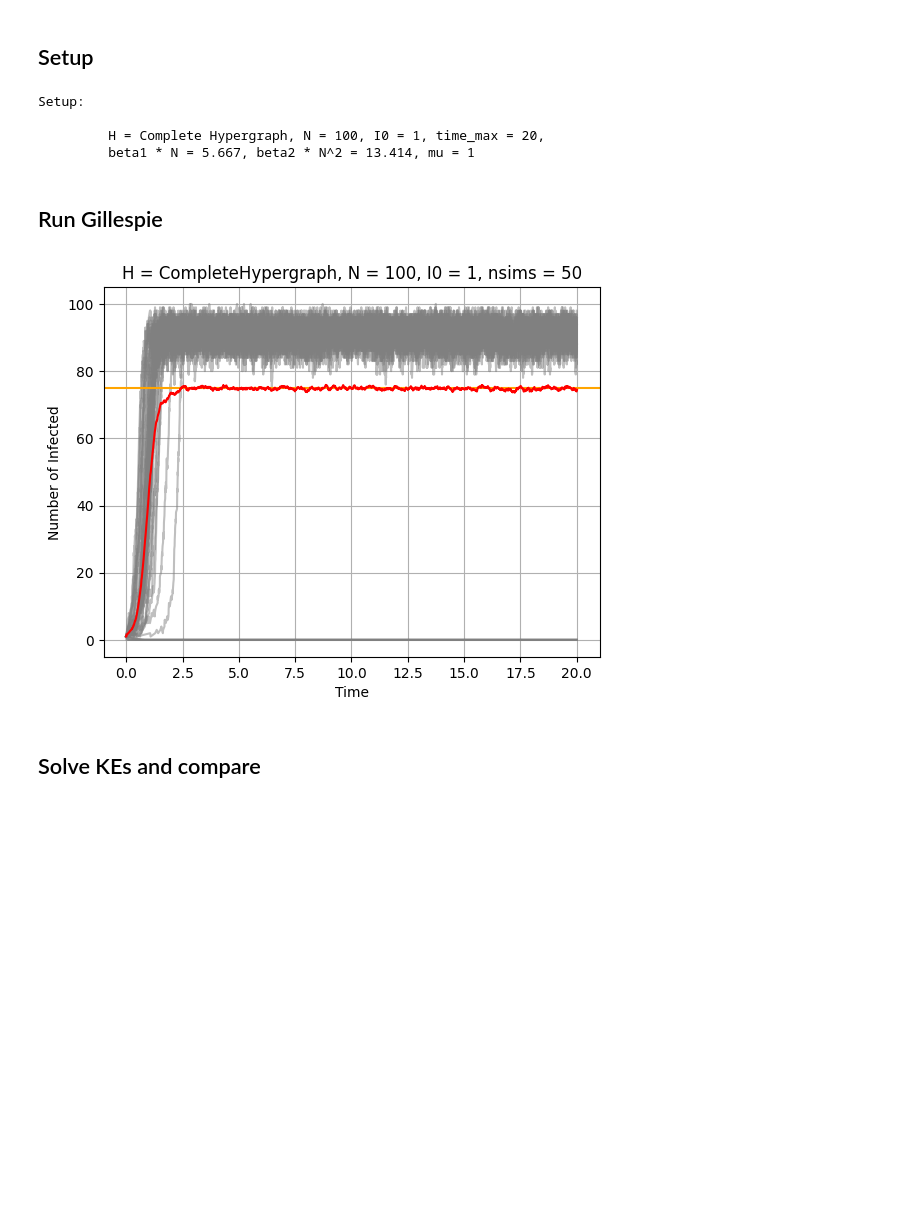
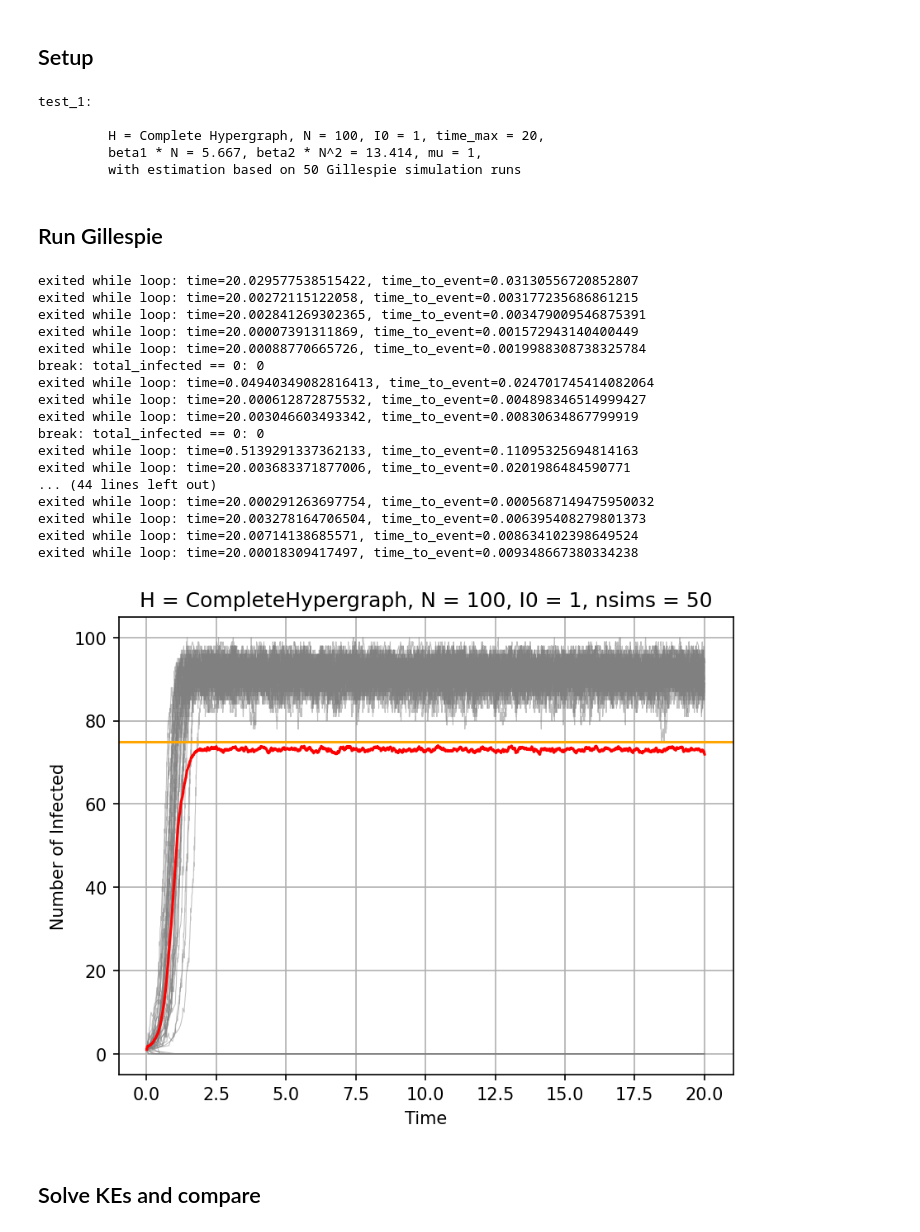
Before and after one commit to markolalovic/higher-order-contagion, a Jupyter notebook: notebooks/estimate-rates.ipynb, the cells around one changed output. Drawn from its saved outputs; the diff is of its cells as text; code cells hidden in the pictures; blank space fills up the shorter version.

```diff
--- a/notebooks/estimate-rates.ipynb
+++ b/notebooks/estimate-rates.ipynb
@@ -18,6 +24,8 @@ from estimate_total_rates import *
 ## Setup
 # %%
 ## --- Setup --- ##
+test_name = "test_1"
+
 g_type = "complete"
 
 # TODO: increase these values
@@ -25,6 +33,9 @@ N = 100
 g = CompleteHypergraph(N)
 
 I0 = 1
+
+nsims = 50
+run_gillespie_simulations = True
 
 time_max = 20
 
@@ -36,60 +47,79 @@ beta1 = betas_unscaled[0] / N       # pairwise infection rate
 beta2 = betas_unscaled[1] / (N**2)  # hyperedge contagion rate
 mu    = 1  # recovery rate
 
-print(f"Setup: \n")
+print(f"{test_name}: \n")
 print(f"\t H = Complete Hypergraph, N = {N}, I0 = {I0}, time_max = {time_max},")
-print(f"\t beta1 * N = {beta1 * N}, beta2 * N^2 = {beta2 * (N**2)}, mu = {mu}")
+print(f"\t beta1 * N = {beta1 * N}, beta2 * N^2 = {beta2 * (N**2)}, mu = {mu},")
+print(f"\t with estimation based on {nsims} Gillespie simulation runs\n")
 # %% [output]
-Setup:
+test_1:
 
          H = Complete Hypergraph, N = 100, I0 = 1, time_max = 20,
-         beta1 * N = 5.667, beta2 * N^2 = 13.414, mu = 1
+         beta1 * N = 5.667, beta2 * N^2 = 13.414, mu = 1,
+         with estimation based on 50 Gillespie simulation runs
 # %% [markdown]
 ## Run Gillespie
 # %%
 ## --- Run Gillespie ---
-run_gillespie_simulations = False
 I0_gillespie = 1 # TODO: go over the range when necessary
-nsims = 50
 initial_infections = list(range(I0_gillespie))
 
 if run_gillespie_simulations:
     X_sims = []
     for _ in range(nsims):
         X_t = gillespie_sim(
             g, beta1, beta2, mu, initial_infections, time_max)
         X_sims.append(X_t)
 
     # save the simulation results
     sim_results = {f'sim_{i}': X_sims[i] for i in range(nsims)}
-    np.savez_compressed('../results/sim_results.npz', **sim_results)
+    np.savez_compressed(f'../results/gillespie-sims_{test_name}.npz', **sim_results)
 else:
     # load simulation results
-    sim_results = np.load('../results/sim_results.npz', allow_pickle=True)
+    sim_results = np.load(f'../results/gillespie-sims_{test_name}.npz', allow_pickle=True)
     X_sims = [sim_results[f'sim_{i}'] for i in range(nsims)]
 
 # plot X_t curves in gray and average curve in red
-fig = plt.figure()
+fig = plt.figure(dpi=150) # set DPI
 ax  = plt.subplot()
 
 for X_t in X_sims:
-    ax.plot(X_t[0], X_t[2], c="gray", alpha=0.5)
+    ax.plot(X_t[0], X_t[2], c="gray", alpha=0.5, linewidth=0.5, rasterized=True)
 
 avg_curve, times = get_average(X_sims, time_max, nsims, delta_t = 0.01)
+# avg_curve, times = get_average_corrected(X_sims, time_max, nsims, delta_t = 0.01)
 
 plt.axhline(y=75, color='orange', linestyle='-')
 
 plt.plot(times, avg_curve, "red")
 
 plt.xlabel("Time")
 plt.ylabel("Number of Infected")
 plt.grid(True)
 plt.title(f"H = {g.__class__.__name__}, N = {N}, I0 = {I0_gillespie}, nsims = {nsims}")
-# plt.savefig("../figures/estimation/complete/gillespie-sims.pdf",
-#             format='pdf', bbox_inches='tight')
+plt.savefig(f"../figures/estimation/complete/{test_name}/gillespie-sims.pdf",
+            format='pdf', bbox_inches='tight')
 plt.show()
+plt.close(fig) # free up memory
 # %% [output]
+exited while loop: time=20.029577538515422, time_to_event=0.03130556720852807
+exited while loop: time=20.00272115122058, time_to_event=0.003177235686861215
+exited while loop: time=20.002841269302365, time_to_event=0.003479009546875391
+exited while loop: time=20.00007391311869, time_to_event=0.001572943140400449
+exited while loop: time=20.00088770665726, time_to_event=0.0019988308738325784
+break: total_infected == 0: 0
+exited while loop: time=0.04940349082816413, time_to_event=0.024701745414082064
+exited while loop: time=20.000612872875532, time_to_event=0.004898346514999427
+exited while loop: time=20.003046603493342, time_to_event=0.00830634867799919
+break: total_infected == 0: 0
+exited while loop: time=0.5139291337362133, time_to_event=0.11095325694814163
+exited while loop: time=20.003683371877006, time_to_event=0.0201986484590771
+... (44 lines left out)
+exited while loop: time=20.000291263697754, time_to_event=0.0005687149475950032
+exited while loop: time=20.003278164706504, time_to_event=0.006395408279801373
+exited while loop: time=20.00714138685571, time_to_event=0.008634102398649524
+exited while loop: time=20.00018309417497, time_to_event=0.009348667380334238
-[figure, old version]
+[figure, new version]
 # %% [markdown]
 ## Solve KEs and compare
 # %%
```
Also changed, not shown: parts of 6 cells of this notebook, 37 other files.
